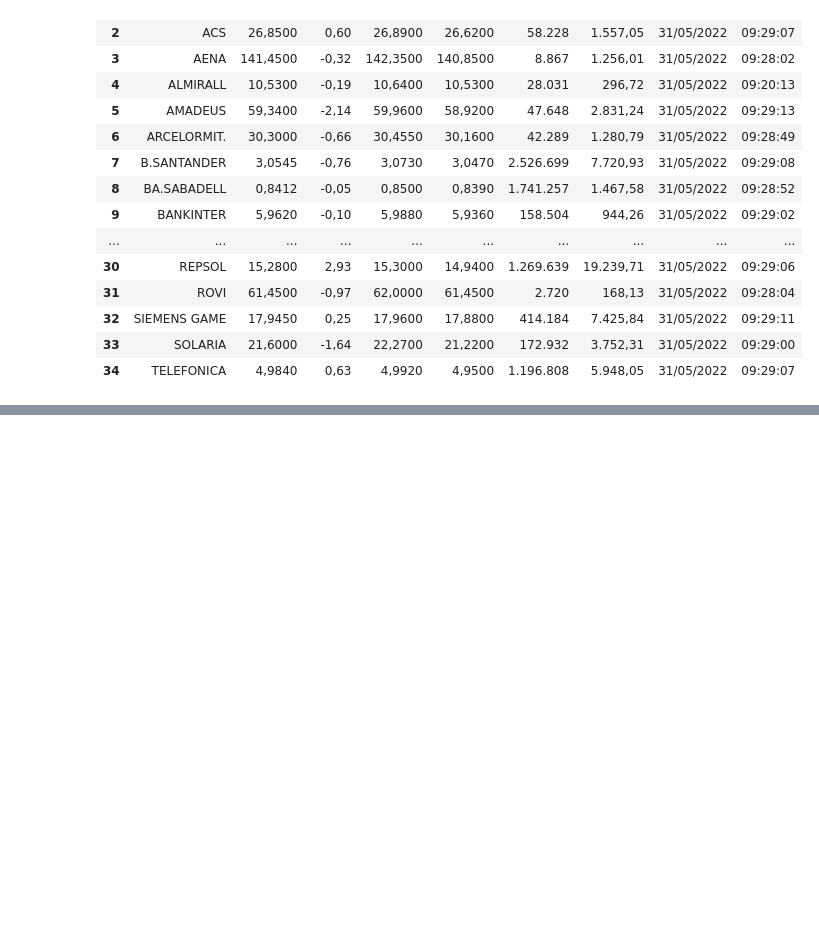
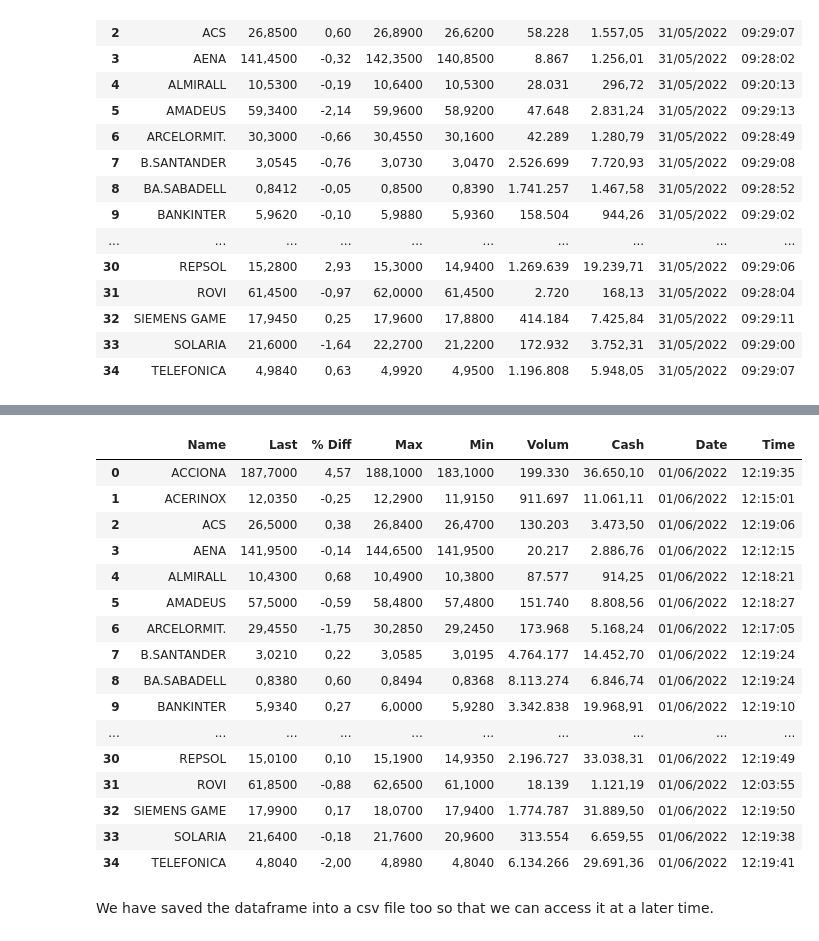
Before and after one commit to mimikyu8/Web_scraping, a Jupyter notebook: S12 T02 - Web scraping.ipynb, the cells around one changed output, grey strips where cells are left out. Cells and saved outputs as stored; diff of their text form; code cells hidden in the pictures; blank space fills up the shorter version.

```diff
--- a/S12 T02 - Web scraping.ipynb
+++ b/S12 T02 - Web scraping.ipynb
@@ -61,0 +70,55 @@ df.to_csv("precios_sesion_bf.csv", index = False)
+# %%
+from selenium import webdriver
+from selenium.webdriver.chrome.options import Options
+
+#the path where chromedriver is
+driver_path = "D:/users/ciberintegra_03/chromedriver_win32/chromedriver"
+
+#setting up the chrome driver so it doesn't visibly open a window
+options = Options()
+options.headless = True
+
+#read url
+driver = webdriver.Chrome(options = options, executable_path = driver_path)
+driver.get("https://www.bolsamadrid.es/esp/aspx/Mercados/Precios.aspx?indice=ESI100000000")
+# %%
+from selenium.webdriver.common.by import By
+
+#get the table to scrape
+table = driver.find_element(By.ID, "ctl00_Contenido_tblAcciones")
+# %%
+results = []
+
+#get the content
+for i in table.find_elements(By.TAG_NAME, "td"):
+    results.append(i.text)
+# %%
+#create a dictionary
+dicc = {}
+
+#skip every 9 items to separate the different data values
+#using the same column name as with BeautifulSoup
+for i in range(9):
+    dicc[columns[i]] = results[i::9]
+# %%
+#create a dataframe from the dictionary
+df2 = pd.DataFrame(data = dicc)
+df2
+# %% [output]
+|  | Name | Last | % Diff | Max | Min | Volum | Cash | Date | Time |
+| 0 | ACCIONA | 187,7000 | 4,57 | 188,1000 | 183,1000 | 199.330 | 36.650,10 | 01/06/2022 | 12:19:35 |
+| 1 | ACERINOX | 12,0350 | -0,25 | 12,2900 | 11,9150 | 911.697 | 11.061,11 | 01/06/2022 | 12:15:01 |
+| 2 | ACS | 26,5000 | 0,38 | 26,8400 | 26,4700 | 130.203 | 3.473,50 | 01/06/2022 | 12:19:06 |
+| 3 | AENA | 141,9500 | -0,14 | 144,6500 | 141,9500 | 20.217 | 2.886,76 | 01/06/2022 | 12:12:15 |
+| 4 | ALMIRALL | 10,4300 | 0,68 | 10,4900 | 10,3800 | 87.577 | 914,25 | 01/06/2022 | 12:18:21 |
+| 5 | AMADEUS | 57,5000 | -0,59 | 58,4800 | 57,4800 | 151.740 | 8.808,56 | 01/06/2022 | 12:18:27 |
+| 6 | ARCELORMIT. | 29,4550 | -1,75 | 30,2850 | 29,2450 | 173.968 | 5.168,24 | 01/06/2022 | 12:17:05 |
+| 7 | B.SANTANDER | 3,0210 | 0,22 | 3,0585 | 3,0195 | 4.764.177 | 14.452,70 | 01/06/2022 | 12:19:24 |
+| 8 | BA.SABADELL | 0,8380 | 0,60 | 0,8494 | 0,8368 | 8.113.274 | 6.846,74 | 01/06/2022 | 12:19:24 |
+| 9 | BANKINTER | 5,9340 | 0,27 | 6,0000 | 5,9280 | 3.342.838 | 19.968,91 | 01/06/2022 | 12:19:10 |
+| ... | ... | ... | ... | ... | ... | ... | ... | ... | ... |
+| 30 | REPSOL | 15,0100 | 0,10 | 15,1900 | 14,9350 | 2.196.727 | 33.038,31 | 01/06/2022 | 12:19:49 |
+| 31 | ROVI | 61,8500 | -0,88 | 62,6500 | 61,1000 | 18.139 | 1.121,19 | 01/06/2022 | 12:03:55 |
+| 32 | SIEMENS GAME | 17,9900 | 0,17 | 18,0700 | 17,9400 | 1.774.787 | 31.889,50 | 01/06/2022 | 12:19:50 |
+| 33 | SOLARIA | 21,6400 | -0,18 | 21,7600 | 20,9600 | 313.554 | 6.659,55 | 01/06/2022 | 12:19:38 |
+| 34 | TELEFONICA | 4,8040 | -2,00 | 4,8980 | 4,8040 | 6.134.266 | 29.691,36 | 01/06/2022 | 12:19:41 |
@@ -61,0 +129,2 @@ df.to_csv("precios_sesion_bf.csv", index = False)
+# %% [markdown]
+We have saved the dataframe into a csv file too so that we can access it at a later time.
```
Also changed, not shown: parts of 5 cells of this notebook.
